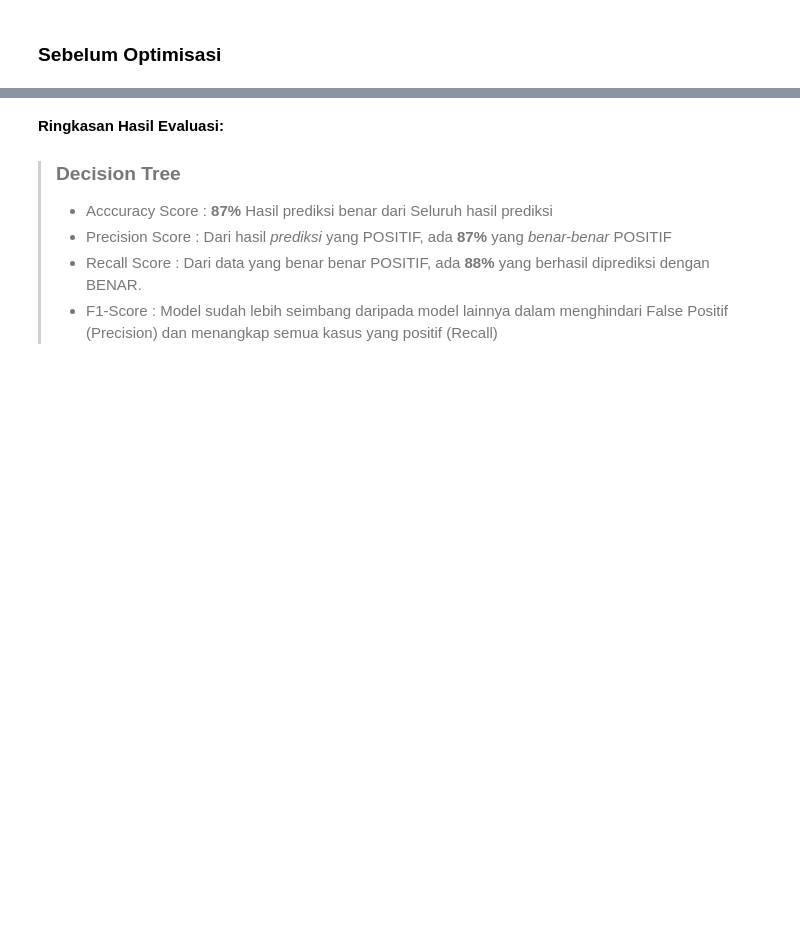
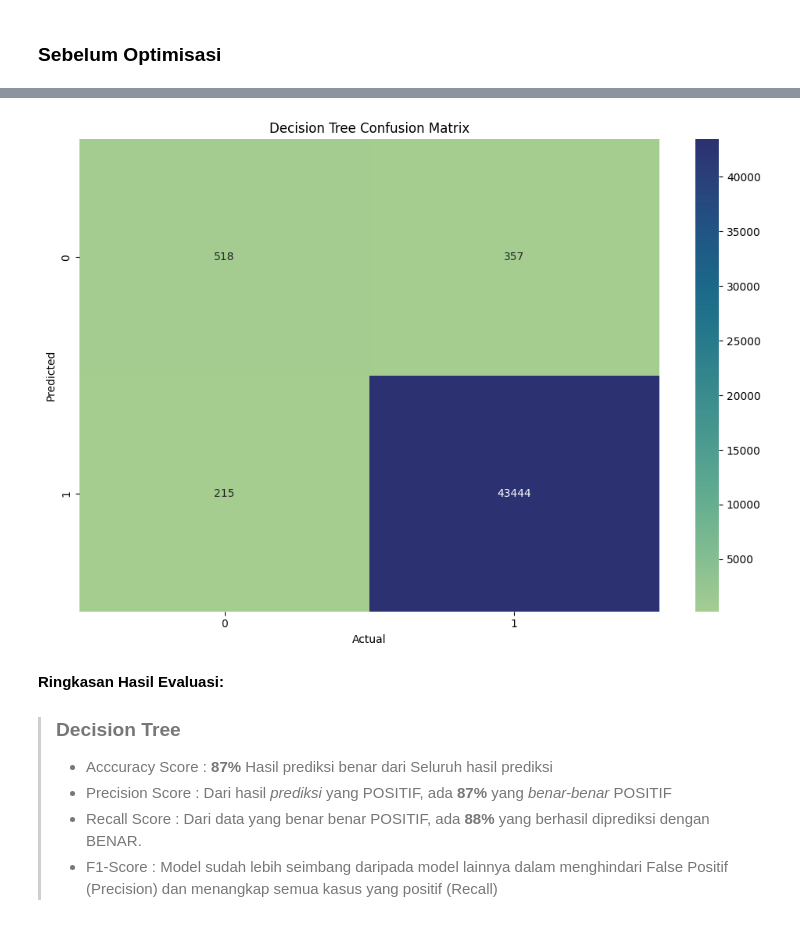
Before and after one commit to Ariqueeezz/MachineLearningProject, a Jupyter notebook: DTC_DiabetesPrediction.ipynb, the cells around one changed output, grey strips where cells are left out. Cells and saved outputs as stored; diff of their text form; code cells hidden in the pictures; blank space fills up the shorter version.

```diff
--- a/DTC_DiabetesPrediction.ipynb
+++ b/DTC_DiabetesPrediction.ipynb
@@ -274,11 +303,13 @@ evaluation_model
 # %%
 plt.figure(figsize=(10, 7))
 sns.heatmap(cm[0], annot=True, fmt='g', cmap='crest')
-plt.title(idx)
+plt.title("Decision Tree Confusion Matrix")
 plt.xlabel('Actual')
 plt.ylabel('Predicted')
 plt.tight_layout()
 plt.show()
+# %% [output]
+[figure, added]
 # %% [markdown]
 **Ringkasan Hasil Evaluasi:**
 
```
Also changed, not shown: parts of 20 cells of this notebook.
